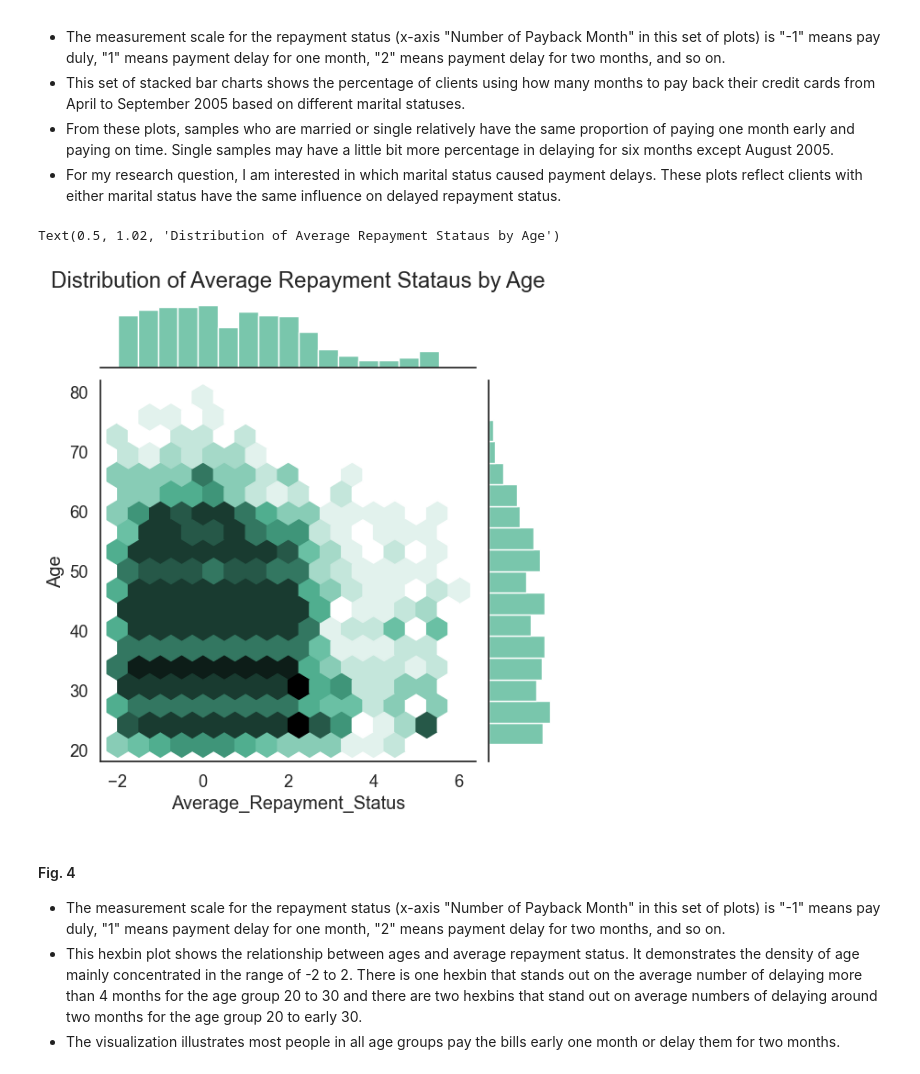
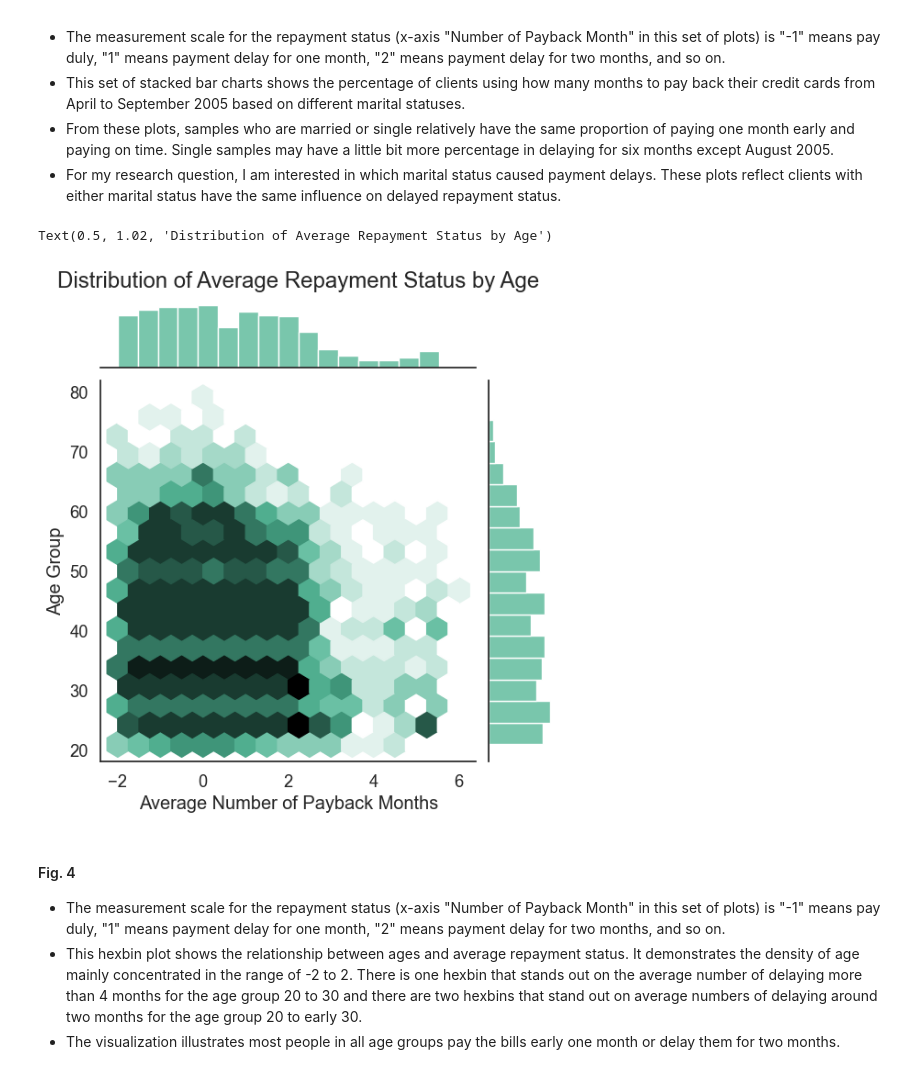
Before and after one commit to ubco-W2022T2-data301/project-group-group27, a Jupyter notebook: analysis/analysis_Remy.ipynb, the cells around one changed output. Saved outputs shown, nothing was run; the diff lists cells and outputs as text; code cells hidden in the pictures.

Commit message:
corrected typos and plot labels

```diff
--- a/analysis/analysis_Remy.ipynb
+++ b/analysis/analysis_Remy.ipynb
@@ -1307,12 +1307,14 @@ plt.show()
 # %%
 dfp19=df9.groupby(['Age','Average_Repayment_Status']).size().to_frame().reset_index()
 dfp19.to_csv("../data/processed/processed_data_Remy/plot19_data.csv")
 sns.set(style='white',font_scale=1.2)
 plot19=sns.jointplot(y='Age',x='Average_Repayment_Status',kind="hex",data=dfp19,color="#4CB391")
-plt.suptitle('Distribution of Average Repayment Stataus by Age',y=1.02)
+plot19.ax_joint.set_xlabel('Average Number of Payback Months')
+plot19.ax_joint.set_ylabel('Age Group')
+plt.suptitle('Distribution of Average Repayment Status by Age',y=1.02)
 # %% [output]
-Text(0.5, 1.02, 'Distribution of Average Repayment Stataus by Age')
+Text(0.5, 1.02, 'Distribution of Average Repayment Status by Age')
-[figure, old version]
+[figure, new version]
 # %% [markdown]
 #### Fig. 4
 - The measurement scale for the repayment status (x-axis "Number of Payback Month" in this set of plots) is "-1" means pay duly, "1" means payment delay for one month, "2" means payment delay for two months, and so on.
```
Also changed, not shown: parts of 3 cells of this notebook.
